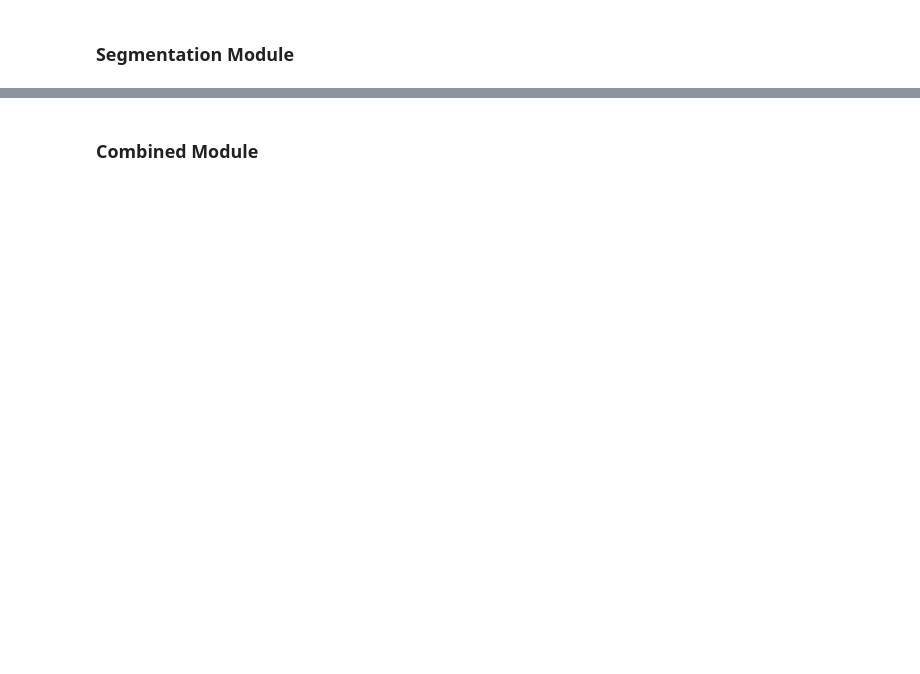
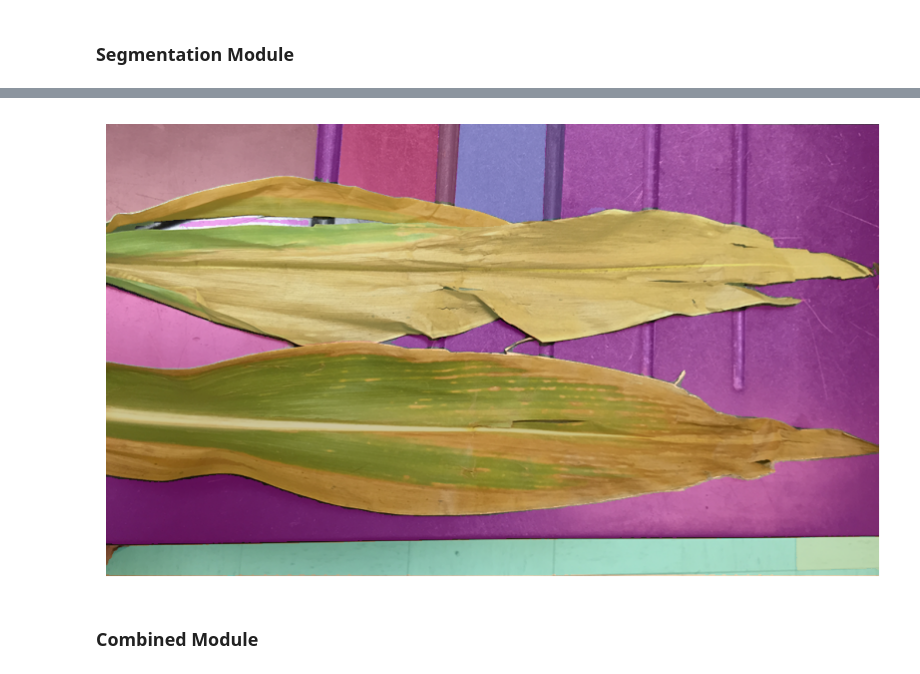
Before and after one commit to e-olang/Computer-Vision, a Jupyter notebook: Mkulima Project/Maize Disiease Classifier/SAM seg pipeline.ipynb, the cells around one changed output, grey strips where cells are left out. Cells and saved outputs as stored; diff of their text form; code cells hidden in the pictures; blank space fills up the shorter version.

```diff
--- a/Mkulima Project/Maize Disiease Classifier/SAM seg pipeline.ipynb
+++ b/Mkulima Project/Maize Disiease Classifier/SAM seg pipeline.ipynb
@@ -57,0 +94,8 @@ def predict(image_path):
+# %%
+sam_checkpoint = "Models/sam_vit_h_4b8939.pth"
+model_type = "vit_h"
+# %%
+device = "cpu"
+
+sam = sam_model_registry[model_type](checkpoint=sam_checkpoint)
+sam.to(device=device)
@@ -58,2 +120,38 @@ def predict(image_path):
+# %%
+mask_generator_ = SamAutomaticMaskGenerator(
+    model=sam,
+    points_per_side=32,
+    pred_iou_thresh=0.99,
+    stability_score_thresh=0.96,
+    crop_n_layers=1,
+    crop_n_points_downscale_factor=2,
+    min_mask_region_area=100,  # Requires open-cv to run post-processing
+)
+
+masks = mask_generator_.generate(image)
+# %%
+def show_anns(anns):
+    if len(anns) == 0:
+        return
+    sorted_anns = sorted(anns, key=(lambda x: x['area']), reverse=True)
+    ax = plt.gca()
+    ax.set_autoscale_on(False)
+    polygons = []
+    color = []
+    for ann in sorted_anns:
+        m = ann['segmentation']
+        img = np.ones((m.shape[0], m.shape[1], 3))
+        color_mask = np.random.random((1, 3)).tolist()[0]
+        for i in range(3):
+            img[:,:,i] = color_mask[i]
+        ax.imshow(np.dstack((img, m*0.35)))
+# %%
+plt.figure(figsize=(10,10))
+plt.imshow(image)
+show_anns(masks)
+plt.axis('off')
+plt.show()
+# %% [output]
+[figure, added]
 # %%
 def verify_seg(label):
```
Also changed, not shown: parts of 10 cells of this notebook.
